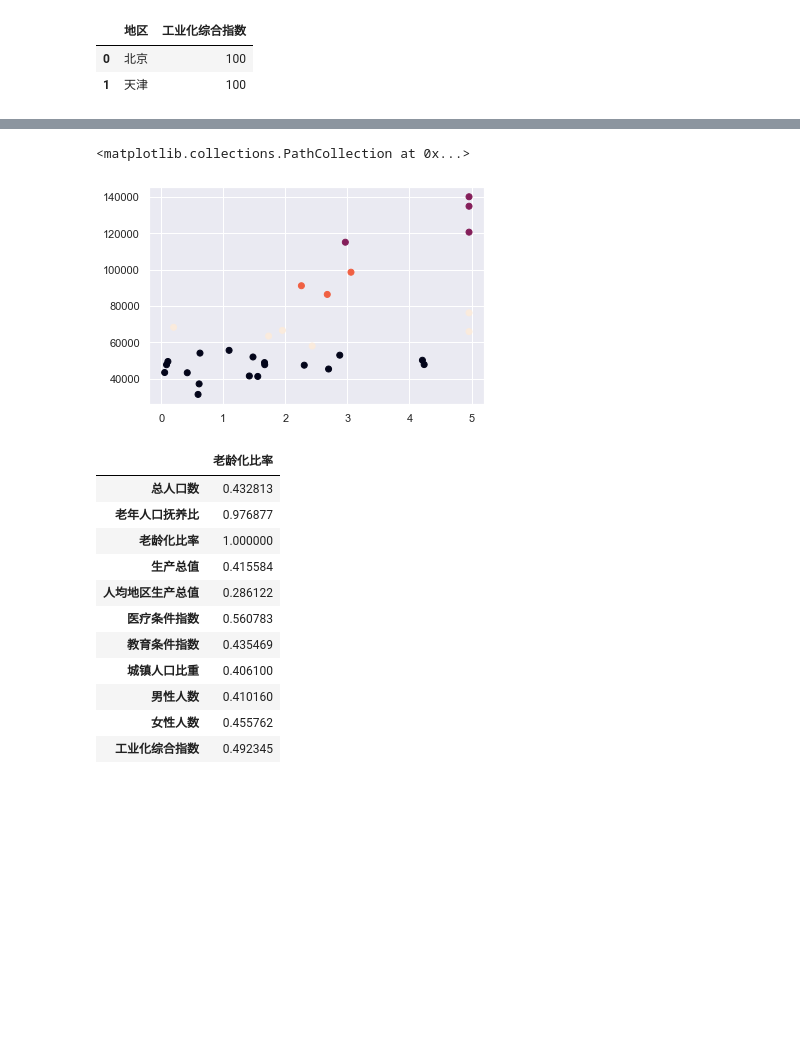
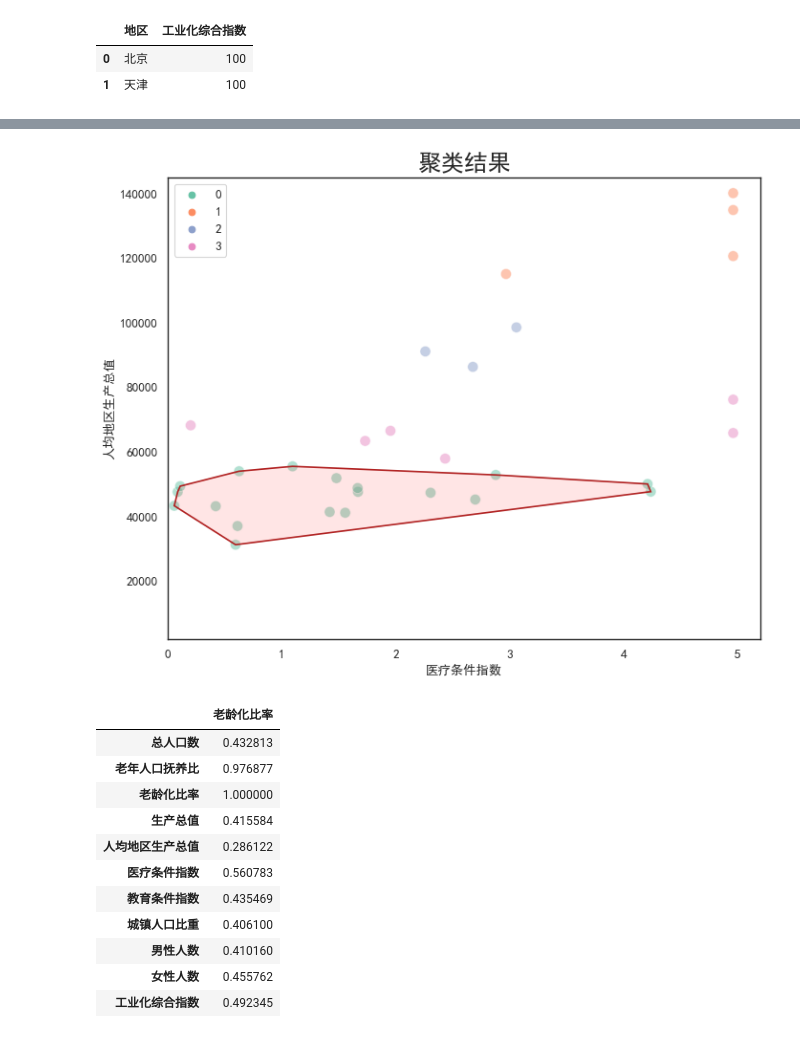
Before and after one commit to hehichens/luojie, a Jupyter notebook: 老龄化/老龄化数据分析.ipynb, the cells around one changed output, grey strips where cells are left out. Saved outputs shown, nothing was run; the diff lists cells and outputs as text; code cells hidden in the pictures; blank space fills up the shorter version.

```diff
--- a/老龄化/老龄化数据分析.ipynb
+++ b/老龄化/老龄化数据分析.ipynb
@@ -100,10 +96,46 @@ plt.plot(X,SSE,'o-')
-# %%
-estimator = KMeans(n_clusters=4, random_state=9)
-y_pred = estimator.fit_predict(data[['医疗条件指数','人均地区生产总值']])
-plt.scatter(data.loc[:, '医疗条件指数'], data.loc[:, '人均地区生产总值'], c=y_pred)
-# %% [output]
-<matplotlib.collections.PathCollection at 0x...>
-[figure, removed]
+# %%
+# 聚类可视化
+categories = set(y_pred)
+colors = [plt.cm.tab10(i/float(len(categories))) for i in range(len(categories))]
+plt.figure(figsize=(10, 8), dpi= 80, facecolor='w', edgecolor='k')
+sns.scatterplot(x= '医疗条件指数', y='人均地区生产总值',
+            hue=y_pred, palette="Set2", s=100, alpha=0.5,
+            data=data)
+
+# for i, category in enumerate(categories):
+#     plt.scatter('医疗条件指数', '人均地区生产总值',  data=data[y_pred == categories],
+#                 cmap=colors[i], label=str(category), edgecolors='black', linewidths=.5)
+
+def encircle(x,y, ax=None, **kw):
+    if not ax: ax=plt.gca()
+    p = np.c_[x,y]
+    hull = ConvexHull(p)
+    poly = plt.Polygon(p[hull.vertices,:], **kw)
+    ax.add_patch(poly)
+
+
+
+fc = ['red', 'gold', 'blue', 'green']
+def draw_circle(index):
+    midwest_encircle_data = data[y_pred == index]
+    encircle(midwest_encircle_data['医疗条件指数'], midwest_encircle_data['人均地区生产总值'], ec="k", fc=fc[index], alpha=0.1)
+    encircle(midwest_encircle_data['医疗条件指数'], midwest_encircle_data['人均地区生产总值'], ec="firebrick", fc="none", linewidth=1.5)
+
+
+# for index in categories:
+#     draw_circle(index)
+draw_circle(0)
+
+plt.gca().set(xlim=(0.0, 5.2), ylim=(2000, 145000),
+              xlabel='医疗条件指数', ylabel='人均地区生产总值')
+
+
+plt.xticks(fontsize=12); plt.yticks(fontsize=12)
+plt.title("聚类结果", fontsize=22)
+plt.legend(fontsize=12)
+plt.show()
+# %% [output]
+[figure, added]
 # %%
 res.corr()['老龄化比率'].to_frame()
 # %% [output]
```
Also changed, not shown: parts of 18 cells of this notebook, 1 other file.
